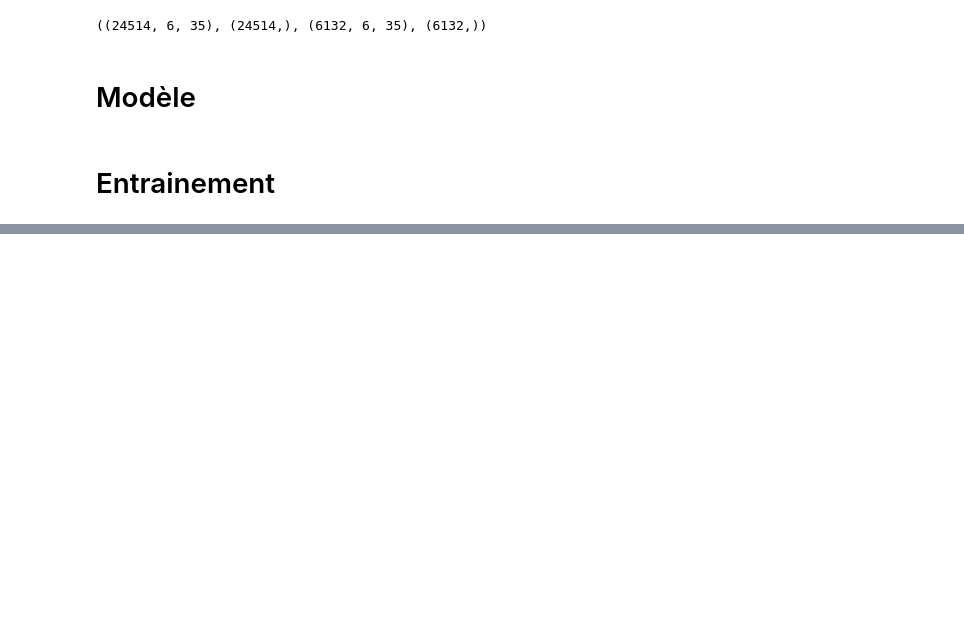
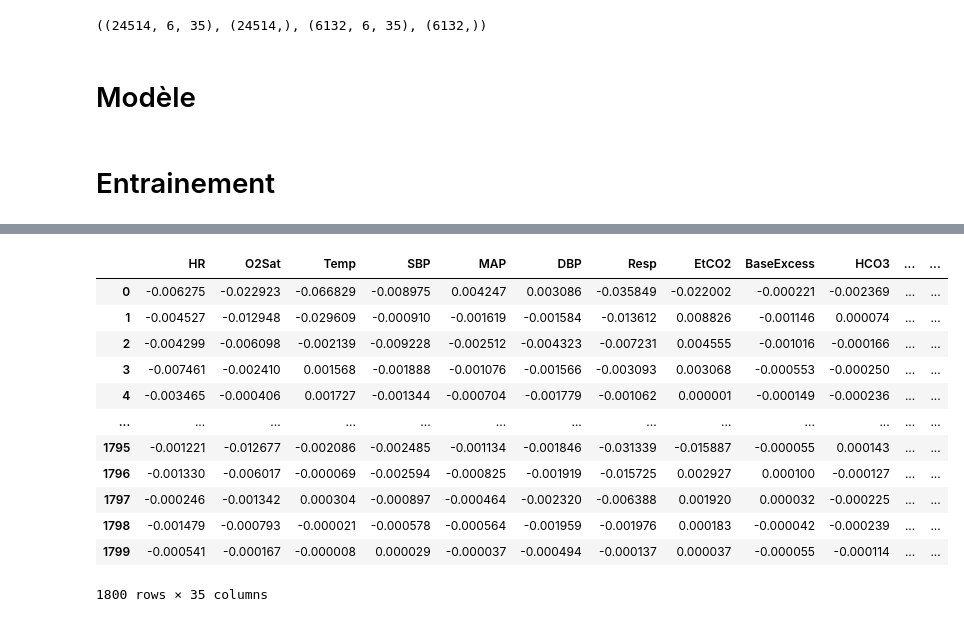
Before and after one commit to DaAdri/sepsis_prediction, a Jupyter notebook: LSTM_model.ipynb, the cells around one changed output, grey strips where cells are left out. Cells and saved outputs as stored; diff of their text form; code cells hidden in the pictures; blank space fills up the shorter version.

```diff
--- a/LSTM_model.ipynb
+++ b/LSTM_model.ipynb
@@ -127,0 +276,16 @@ AUROC: 0.8430
+# %%
+df_feature_importance_over_time
+# %% [output]
+|  | HR | O2Sat | Temp | SBP | MAP | DBP | Resp | EtCO2 | BaseExcess | HCO3 | ... | ... |
+| 0 | -0.006275 | -0.022923 | -0.066829 | -0.008975 | 0.004247 | 0.003086 | -0.035849 | -0.022002 | -0.000221 | -0.002369 | ... | ... |
+| 1 | -0.004527 | -0.012948 | -0.029609 | -0.000910 | -0.001619 | -0.001584 | -0.013612 | 0.008826 | -0.001146 | 0.000074 | ... | ... |
+| 2 | -0.004299 | -0.006098 | -0.002139 | -0.009228 | -0.002512 | -0.004323 | -0.007231 | 0.004555 | -0.001016 | -0.000166 | ... | ... |
+| 3 | -0.007461 | -0.002410 | 0.001568 | -0.001888 | -0.001076 | -0.001566 | -0.003093 | 0.003068 | -0.000553 | -0.000250 | ... | ... |
+| 4 | -0.003465 | -0.000406 | 0.001727 | -0.001344 | -0.000704 | -0.001779 | -0.001062 | 0.000001 | -0.000149 | -0.000236 | ... | ... |
+| ... | ... | ... | ... | ... | ... | ... | ... | ... | ... | ... | ... | ... |
+| 1795 | -0.001221 | -0.012677 | -0.002086 | -0.002485 | -0.001134 | -0.001846 | -0.031339 | -0.015887 | -0.000055 | 0.000143 | ... | ... |
+| 1796 | -0.001330 | -0.006017 | -0.000069 | -0.002594 | -0.000825 | -0.001919 | -0.015725 | 0.002927 | 0.000100 | -0.000127 | ... | ... |
+| 1797 | -0.000246 | -0.001342 | 0.000304 | -0.000897 | -0.000464 | -0.002320 | -0.006388 | 0.001920 | 0.000032 | -0.000225 | ... | ... |
+| 1798 | -0.001479 | -0.000793 | -0.000021 | -0.000578 | -0.000564 | -0.001959 | -0.001976 | 0.000183 | -0.000042 | -0.000239 | ... | ... |
+| 1799 | -0.000541 | -0.000167 | -0.000008 | 0.000029 | -0.000037 | -0.000494 | -0.000137 | 0.000037 | -0.000055 | -0.000114 | ... | ... |
+1800 rows × 35 columns
```
Also changed, not shown: parts of 29 cells of this notebook, 1 other file.
